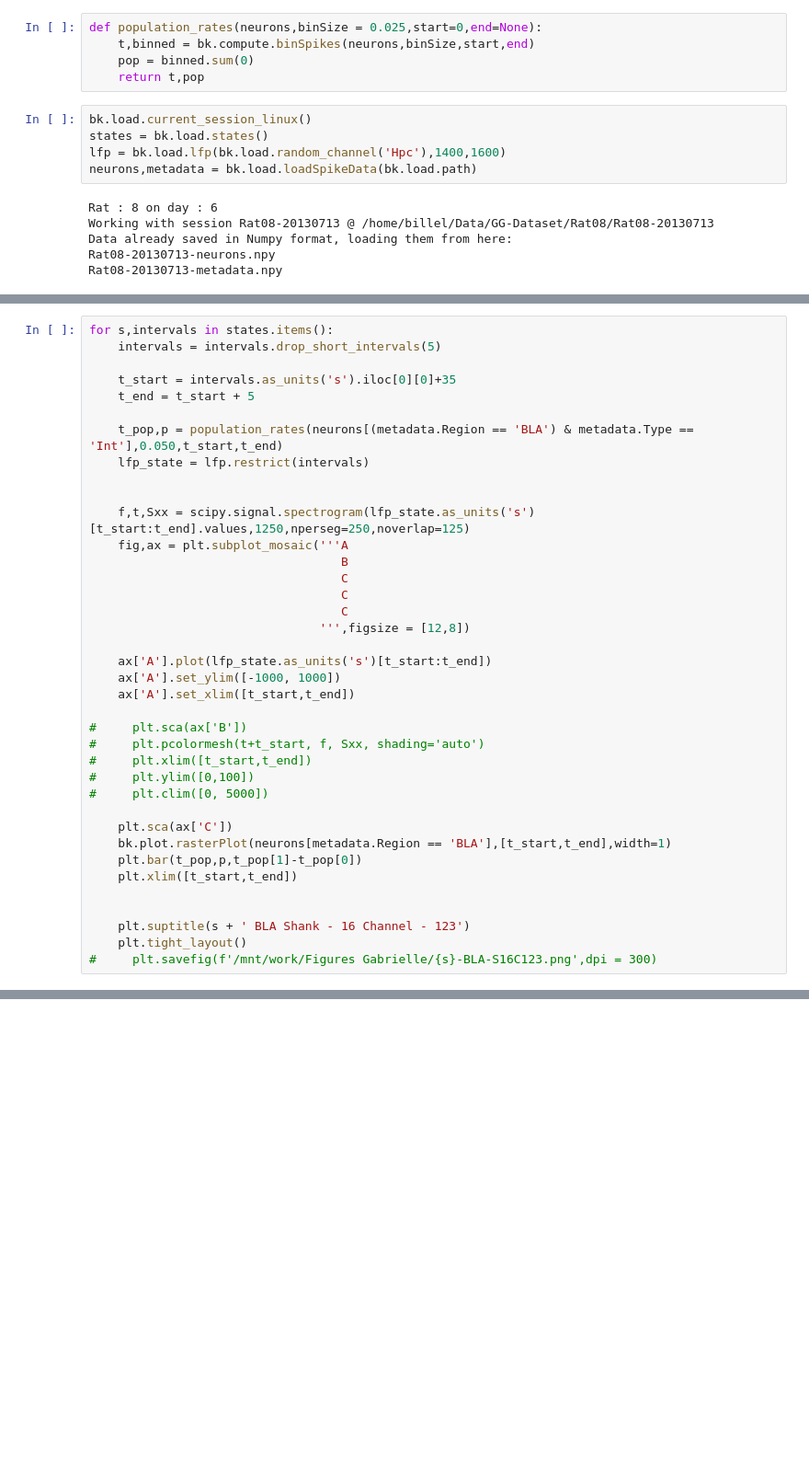
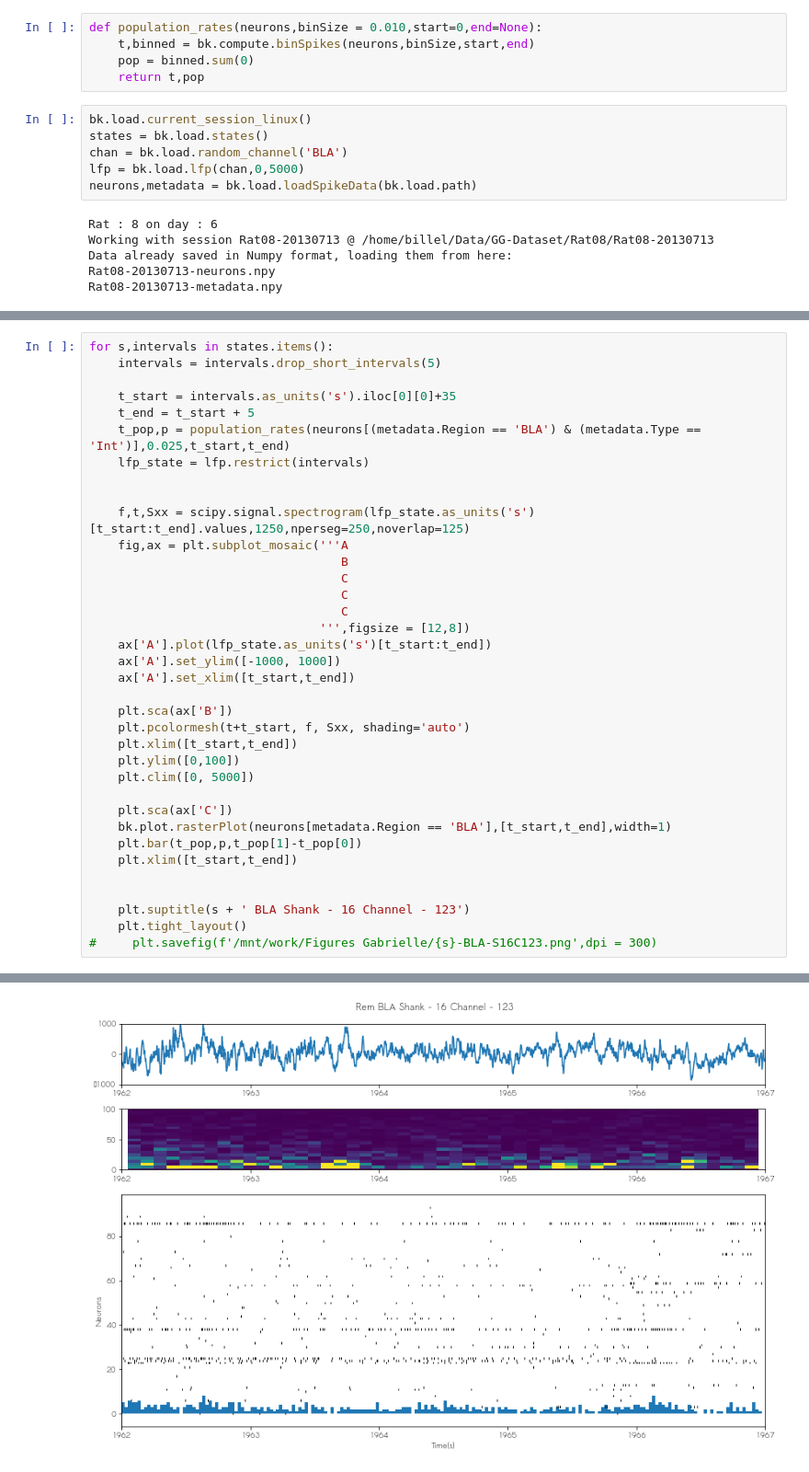
Before and after one commit to KBillel/Amy-Hpc-sleep-dynamcics-python, a Jupyter notebook: Example_Recording.ipynb, the cells around one changed output, grey strips where cells are left out. Shown at 92% size. Cells and saved outputs as stored; diff of their text form; blank space fills up the shorter version.

```diff
--- a/Example_Recording.ipynb
+++ b/Example_Recording.ipynb
@@ -87,14 +96,15 @@ def plot_data(lfp,neurons,metadata,region,window):
     ax['A'].sharex(ax['C'])
     plt.tight_layout()
 # %%
-def population_rates(neurons,binSize = 0.025,start=0,end=None):
+def population_rates(neurons,binSize = 0.010,start=0,end=None):
     t,binned = bk.compute.binSpikes(neurons,binSize,start,end)
     pop = binned.sum(0)
     return t,pop
 # %%
 bk.load.current_session_linux()
 states = bk.load.states()
-lfp = bk.load.lfp(bk.load.random_channel('Hpc'),1400,1600)
+chan = bk.load.random_channel('BLA')
+lfp = bk.load.lfp(chan,0,5000)
 neurons,metadata = bk.load.loadSpikeData(bk.load.path)
 # %% [output]
 Rat : 8 on day : 6
@@ -110,8 +125,7 @@ for s,intervals in states.items():
 
     t_start = intervals.as_units('s').iloc[0][0]+35
     t_end = t_start + 5
-
-    t_pop,p = population_rates(neurons[(metadata.Region == 'BLA') & metadata.Type == 'Int'],0.050,t_start,t_end)
+    t_pop,p = population_rates(neurons[(metadata.Region == 'BLA') & (metadata.Type == 'Int')],0.025,t_start,t_end)
     lfp_state = lfp.restrict(intervals)
 
 
@@ -122,16 +136,15 @@ for s,intervals in states.items():
                                    C
                                    C
                                 ''',figsize = [12,8])
-
     ax['A'].plot(lfp_state.as_units('s')[t_start:t_end])
     ax['A'].set_ylim([-1000, 1000])
     ax['A'].set_xlim([t_start,t_end])
 
-#     plt.sca(ax['B'])
-#     plt.pcolormesh(t+t_start, f, Sxx, shading='auto')
-#     plt.xlim([t_start,t_end])
-#     plt.ylim([0,100])
-#     plt.clim([0, 5000])
+    plt.sca(ax['B'])
+    plt.pcolormesh(t+t_start, f, Sxx, shading='auto')
+    plt.xlim([t_start,t_end])
+    plt.ylim([0,100])
+    plt.clim([0, 5000])
 
     plt.sca(ax['C'])
     bk.plot.rasterPlot(neurons[metadata.Region == 'BLA'],[t_start,t_end],width=1)
@@ -146,0 +159 @@ UnboundLocalError: local variable 'b' referenced before assignment
+[figure, added]
```
Also changed, not shown: parts of 4 cells of this notebook, 10 other files.
